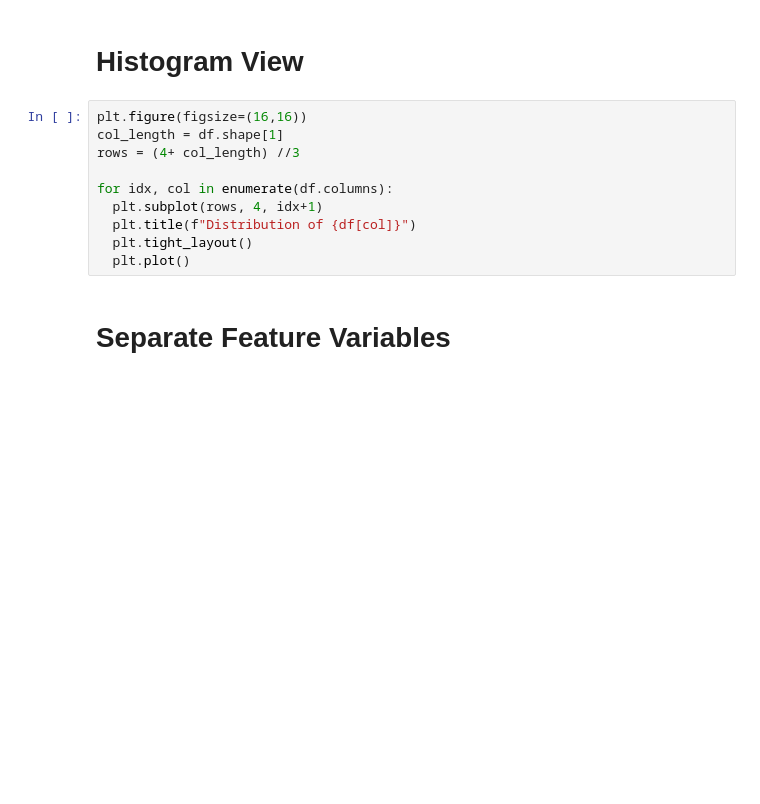
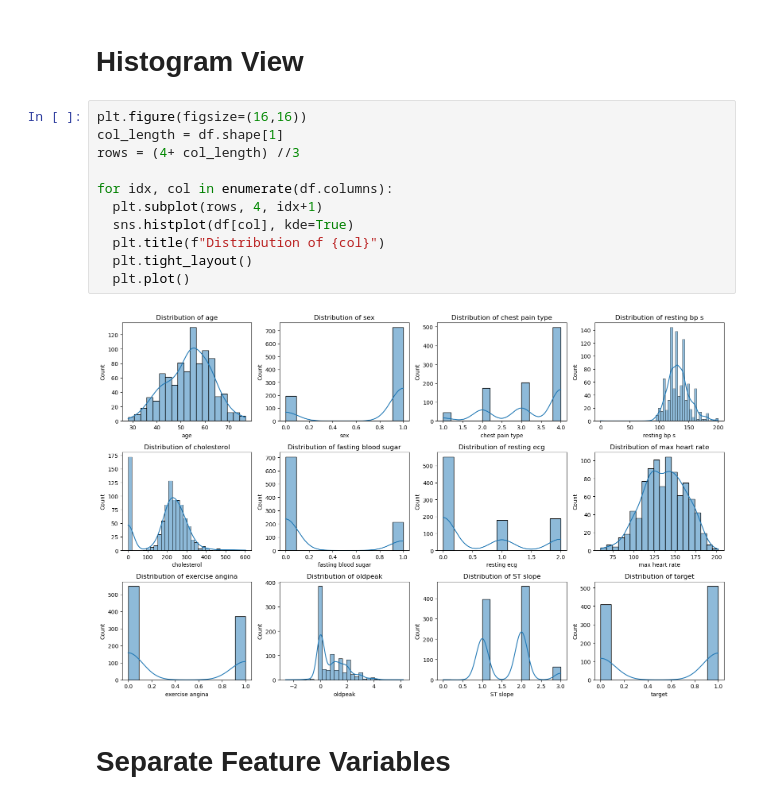
Before and after one commit to MaukanMir/Heart-Disease-Classification-Part-4, a Jupyter notebook: training.ipynb, the cells around one changed output. Cells and saved outputs as stored; diff of their text form; blank space fills up the shorter version.

```diff
--- a/training.ipynb
+++ b/training.ipynb
@@ -435,13 +435,16 @@ sns.heatmap(data=relations, annot=True)
 # %%
 plt.figure(figsize=(16,16))
 col_length = df.shape[1]
 rows = (4+ col_length) //3
 
 for idx, col in enumerate(df.columns):
   plt.subplot(rows, 4, idx+1)
-  plt.title(f"Distribution of {df[col]}")
+  sns.histplot(df[col], kde=True)
+  plt.title(f"Distribution of {col}")
   plt.tight_layout()
   plt.plot()
+# %% [output]
+[figure, added]
 # %% [markdown]
 # Separate Feature Variables
 # %%
```
